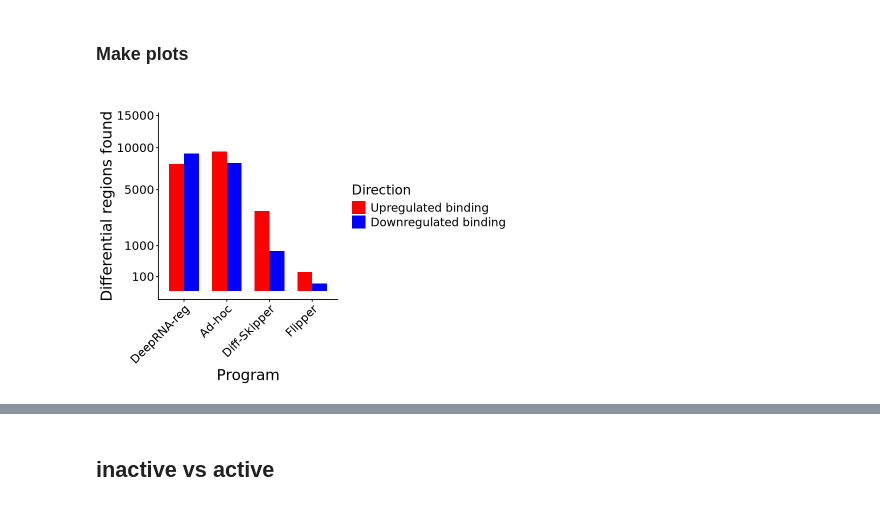
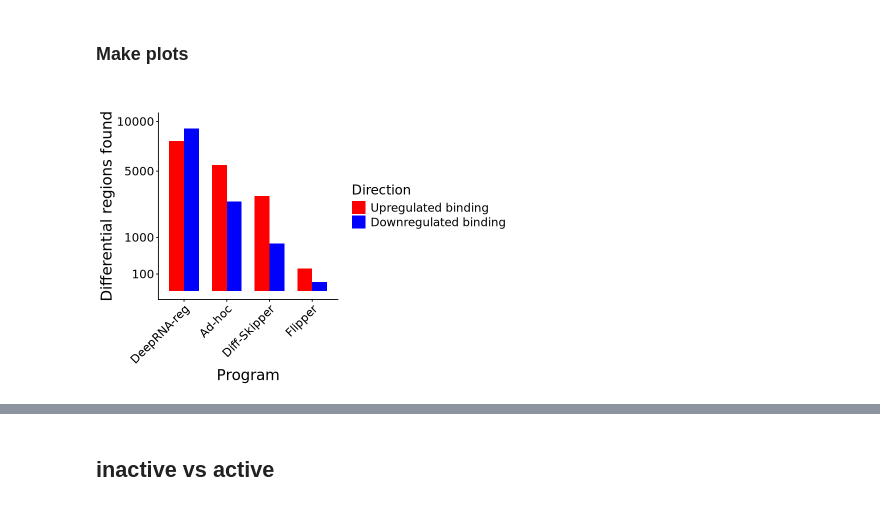
Before and after one commit to YeoLab/flipper, a Jupyter notebook: manuscript_figures/grouped_barplot.ipynb, the cells around one changed output, grey strips where cells are left out. Drawn from its saved outputs; the diff is of its cells as text; code cells hidden in the pictures.

Commit message:
fixed minor error in mauscript figures

```diff
--- a/manuscript_figures/grouped_barplot.ipynb
+++ b/manuscript_figures/grouped_barplot.ipynb
@@ -162,11 +199,11 @@ ggsave("grouped_barplots/NONO_DMSO_S_barplots.svg", width = 7, height = 5, dpi =
 # DDX42
 # %%
 # Load reproducible windows for use when detemining ad-hoc results.
-active_windows = read.csv("/tscc/lustre/ddn/scratch/kflanagan/new_skipper_test/testing/results/DDX42_skipper/output/reproducible_enriched_windows/MJ-22-51_2A.reproducible_enriched_windows.tsv.gz",
+active_windows = read.csv("/tscc/lustre/ddn/scratch/kflanagan/new_skipper_test/testing/results/DDX42_skipper_updated/output/reproducible_enriched_windows/MJ-22-51_2A.reproducible_enriched_windows.tsv.gz",
                           sep="\t")
-inactive_windows = read.csv("/tscc/lustre/ddn/scratch/kflanagan/new_skipper_test/testing/results/DDX42_skipper/output/reproducible_enriched_windows/MJ-22-51_3A.reproducible_enriched_windows.tsv.gz",
+inactive_windows = read.csv("/tscc/lustre/ddn/scratch/kflanagan/new_skipper_test/testing/results/DDX42_skipper_updated/output/reproducible_enriched_windows/MJ-22-51_3A.reproducible_enriched_windows.tsv.gz",
                             sep="\t")
-DMSO_windows = read.csv("/tscc/lustre/ddn/scratch/kflanagan/new_skipper_test/testing/results/DDX42_skipper/output/reproducible_enriched_windows/MJ-22-51_1A.reproducible_enriched_windows.tsv.gz",
+DMSO_windows = read.csv("/tscc/lustre/ddn/scratch/kflanagan/new_skipper_test/testing/results/DDX42_skipper_updated/output/reproducible_enriched_windows/MJ-22-51_1A.reproducible_enriched_windows.tsv.gz",
                         sep="\t")
 # %% [markdown]
 ## DMSO vs active
@@ -198,15 +235,16 @@ diff_skip_down = read.csv("~/scratch/new_skipper_test/testing/results/DDX42_skip
 # %%
 # Create the data.
 df = data.frame(program = c("DeepRNA-reg", "Flipper", "Ad-hoc", "Diff-Skipper"),
           up = c(length(DRR_up$chrom),length(subset(Flipper, log2FoldChange > 0)$chr), length(Adhoc_up$chrom),length(diff_skip_up$chr)),
           down = c(length(DRR_down$chrom), length(subset(Flipper, log2FoldChange < 0)$chr), length(Adhoc_down$chrom), length(diff_skip_down$chr)))
+df$total = df$up + df$down
 
-makeplot(df, "", cieling = 14000, breaks = c(100, 1000, 5000, 10000, 15000))
+makeplot(df, "", cieling = 10000, breaks = c(100, 1000, 5000, 10000))
 
 ggsave("grouped_barplots/DDX42_DMSO_active_barplots.svg",
        width = 7,
        height = 5,
        dpi = 300
       )
 # %% [output]
-[figure, old version]
+[figure, new version]
```
Also changed, not shown: parts of 13 cells of this notebook, 6 other files.
